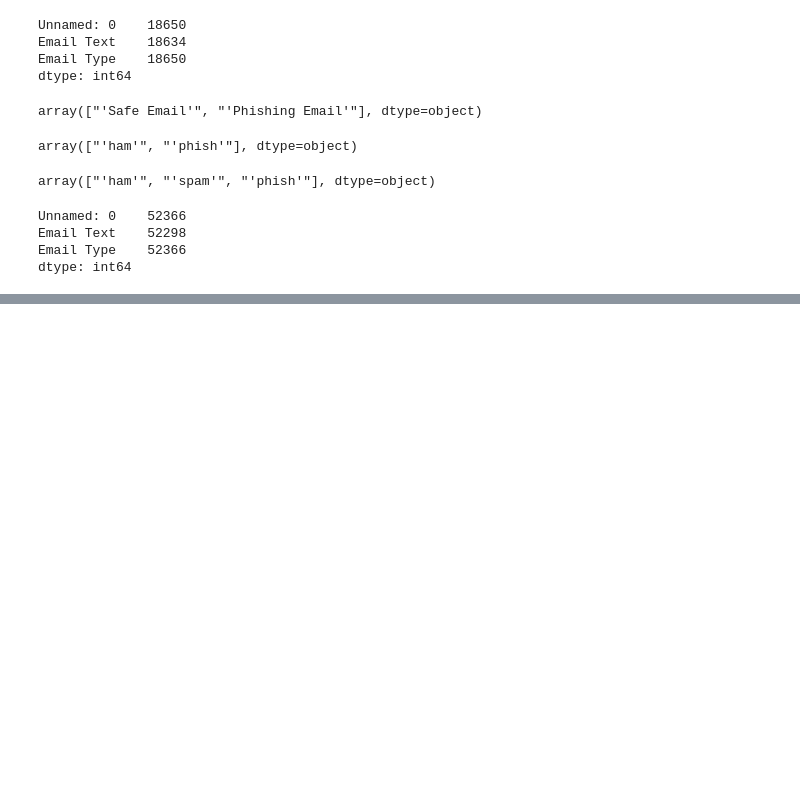
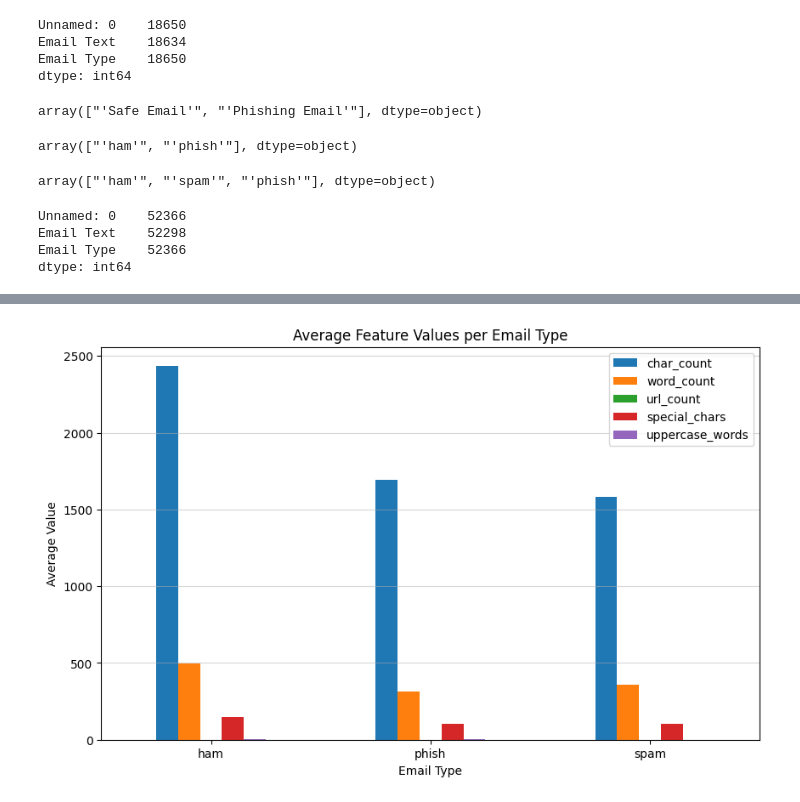
Before and after one commit to Prokope45/PsyberWatch, a Jupyter notebook: 1. Exploratory Analysis.ipynb, the cells around one changed output, grey strips where cells are left out. Cells and saved outputs as stored; diff of their text form; code cells hidden in the pictures; blank space fills up the shorter version.

```diff
--- a/1. Exploratory Analysis.ipynb
+++ b/1. Exploratory Analysis.ipynb
@@ -138,0 +202,13 @@ emailDataset
+# %%
+feature_cols = ["char_count", "word_count", "url_count", "special_chars", "uppercase_words"]
+grouped = summary_df.groupby("Email Type")[feature_cols].mean()
+
+grouped.plot(kind="bar", figsize=(10,6))
+plt.title("Average Feature Values per Email Type")
+plt.xlabel("Email Type")
+plt.ylabel("Average Value")
+plt.xticks(rotation=0)
+plt.grid(axis="y", alpha=0.5)
+plt.show()
+# %% [output]
+[figure, added]
```
Also changed, not shown: parts of 19 cells of this notebook, 3 other files.
